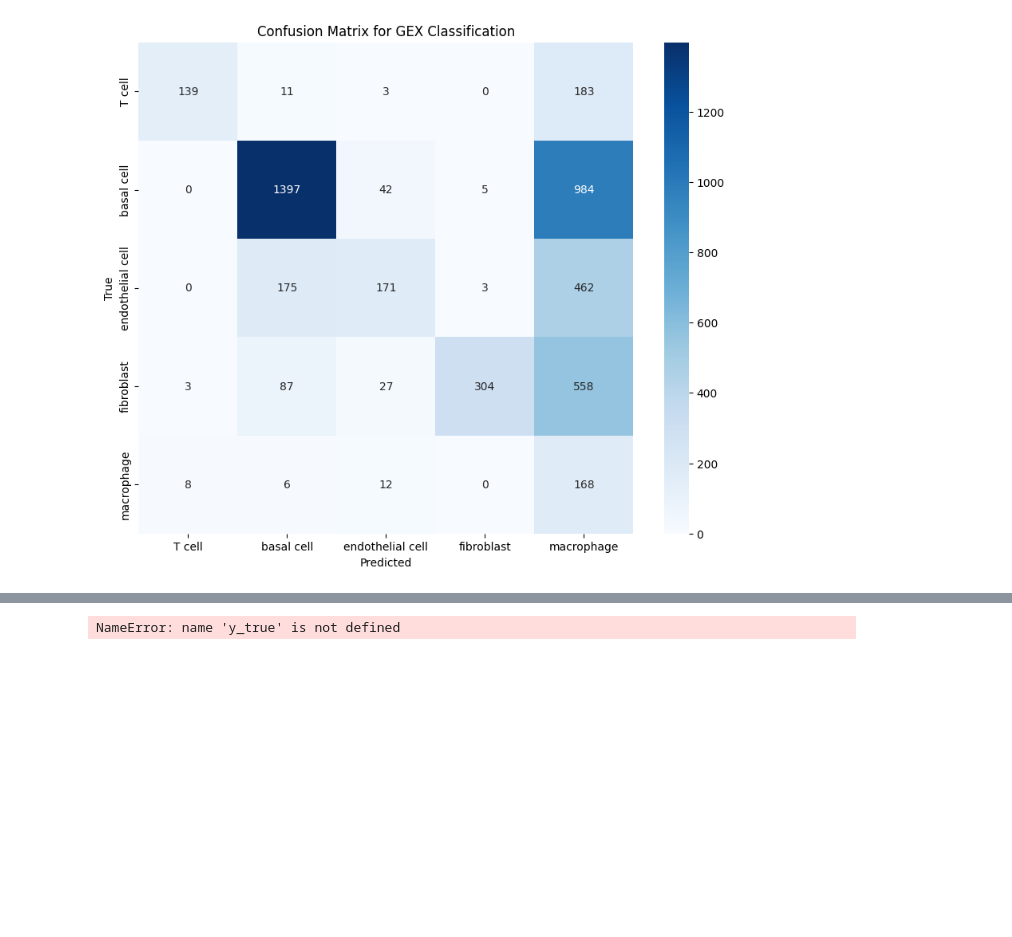
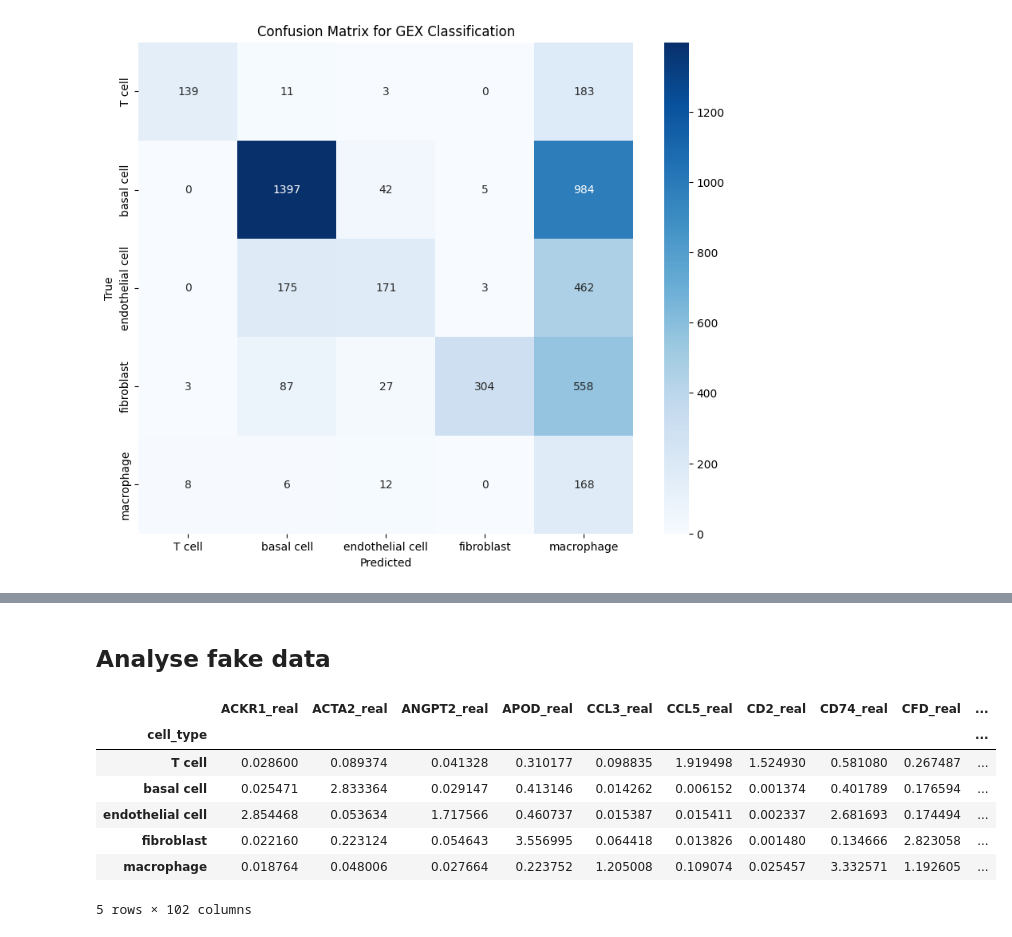
Before and after one commit to lorenzoturiano/GENESIS, a Jupyter notebook: classification.ipynb, the cells around one changed output, grey strips where cells are left out. Drawn from its saved outputs; the diff is of its cells as text; code cells hidden in the pictures; blank space fills up the shorter version.

```diff
--- a/classification.ipynb
+++ b/classification.ipynb
@@ -694,5 +680,17 @@ plt.show()
-# %%
-print("true:", label_encoder.inverse_transform(y_true[:20]))
-print("pred:", label_encoder.inverse_transform(y_pred[:20]))
-# %% [output]
-NameError: name 'y_true' is not defined
+# %% [markdown]
+## Analyse fake data
+# %%
+import numpy as np
+import pandas as pd
+import scipy.sparse as sp
+
+# Edit these for your dataset's naming (gene symbols expected here)
+MARKERS = {
+    "T cell": ['IL7R', 'CCL5', 'PTPRC', 'CXCR4', 'GNLY', 'CD2', 'SRGN'],
+    "macrophage": ['HLA-DRA', 'IL1B', 'HLA-DPA1', 'HLA-DPB1', 'HLA-DRB1', 'CD74', 'CCL3'],
+    "endothelial cell": ['SELE', 'ACKR1', 'FABP4', 'STC1', 'ANGPT2', 'CSF3'],
+    "fibroblast": ['DCN', 'APOD', 'CFD', 'TNFAIP6', 'LUM', 'COL1A2', 'COL1A1'],
+    "basal cell": ['KRT14', 'KRT17', 'DST', 'KRT5', 'SAA1', 'ACTA2', 'SFN'],
+}
+
+GENES = sorted(set(g for gs in MARKERS.values() for g in gs))
@@ -698,0 +752,26 @@ NameError: name 'y_true' is not defined
+# %%
+# ---- run comparison ----
+cell_type_key = "cell_type"        # change if needed
+feature_col = "feature_name"       # as you said
+
+real_means = mean_by_cell_type_feature(rna, GENES, cell_type_key=cell_type_key, feature_col=feature_col)
+fake_means = mean_by_cell_type_feature(fake, GENES, cell_type_key=cell_type_key, feature_col=feature_col)
+
+comparison = real_means.add_suffix("_real").join(fake_means.add_suffix("_fake"))
+
+pseudocount = 1e-3
+for g in GENES:
+    comparison[f"{g}_logFC(fake/real)"] = np.log2(
+        (comparison[f"{g}_fake"] + pseudocount) / (comparison[f"{g}_real"] + pseudocount)
+    )
+
+comparison
+# %% [output]
+|  | ACKR1_real | ACTA2_real | ANGPT2_real | APOD_real | CCL3_real | CCL5_real | CD2_real | CD74_real | CFD_real | ... |
+| cell_type |  |  |  |  |  |  |  |  |  | ... |
+| T cell | 0.028600 | 0.089374 | 0.041328 | 0.310177 | 0.098835 | 1.919498 | 1.524930 | 0.581080 | 0.267487 | ... |
+| basal cell | 0.025471 | 2.833364 | 0.029147 | 0.413146 | 0.014262 | 0.006152 | 0.001374 | 0.401789 | 0.176594 | ... |
+| endothelial cell | 2.854468 | 0.053634 | 1.717566 | 0.460737 | 0.015387 | 0.015411 | 0.002337 | 2.681693 | 0.174494 | ... |
+| fibroblast | 0.022160 | 0.223124 | 0.054643 | 3.556995 | 0.064418 | 0.013826 | 0.001480 | 0.134666 | 2.823058 | ... |
+| macrophage | 0.018764 | 0.048006 | 0.027664 | 0.223752 | 1.205008 | 0.109074 | 0.025457 | 3.332571 | 1.192605 | ... |
+5 rows × 102 columns
```
Also changed, not shown: parts of 18 cells of this notebook, 2 other files.
